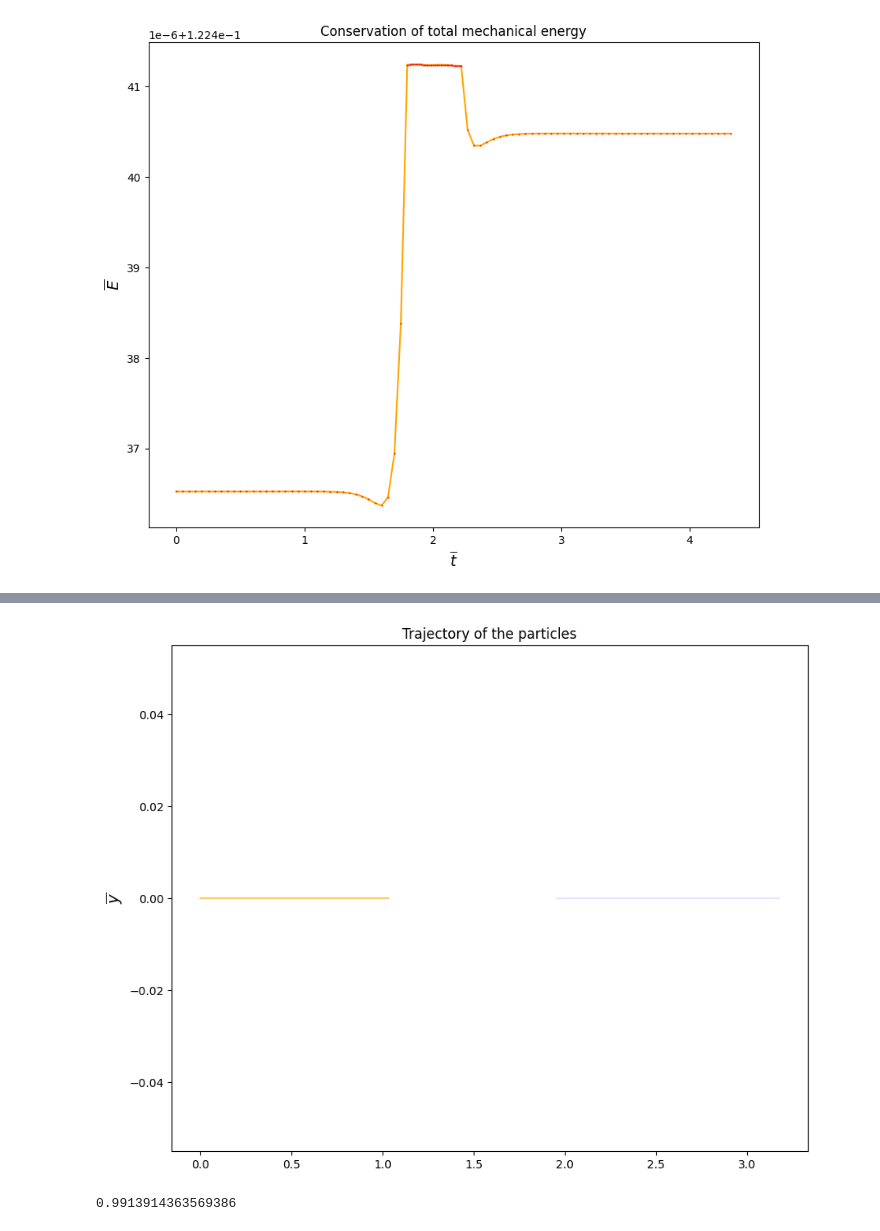
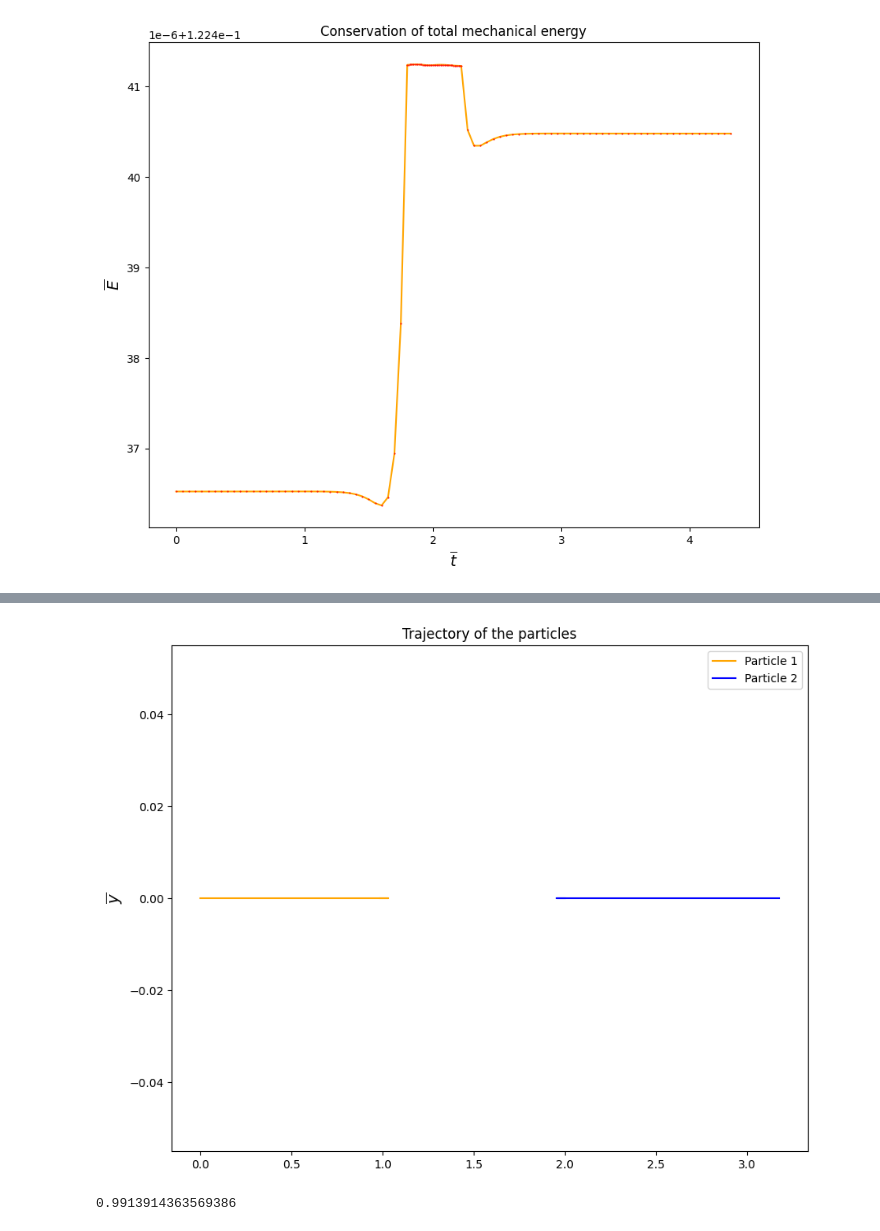
Before and after one commit to AndresGuarin/JupyterCodes, a Jupyter notebook: Computational Physics/LennardJonesGas/gas_dynamics.ipynb, the cells around one changed output, grey strips where cells are left out. Cells and saved outputs as stored; diff of their text form; code cells hidden in the pictures.

```diff
--- a/Computational Physics/LennardJonesGas/gas_dynamics.ipynb
+++ b/Computational Physics/LennardJonesGas/gas_dynamics.ipynb
@@ -20,13 +32,14 @@ With this definitions we have
 $$ \frac{d^2\vec{r}'_{i}}{d \bar{t}^2}=\sum\limits_{j=1}^{N}\left(\frac{2}{\bar{r}_{ij}^{13}}-\frac{1}{\bar{r}_{ij}^7} \right) \hat{r}'_{ij}$$
 # %%
 class LJGas:
-    def __init__(self,h=0.05,N=100,Np=2,R0=1.05,h0=0.01):
+    def __init__(self,h=0.05,N=100,Np=2,R0=1.05,h0=0.01,verbose=False):
         # Dynamic parameters
         self.h = h  # Time lapse between steps
         self.N = N   # Number of steps
         self.Np = Np    # Number of particles
 
         self.h1 = self.h
+        self.verbose = verbose
 
         # Control parameters
         self.R0 = R0                        # Distance of contact
@@ -77,11 +90,11 @@ class LJGas:
             if np.max(F1) >= self.F0:
                 self.h = self.h0
                 self.aux = 1
-                print('here',i,self.h)
+                if self.verbose: print('here',i,self.h)
             else:
                 self.h = self.h1
                 if self.aux ==1:
-                    print('here',i,self.h)
+                    if self.verbose: print('here',i,self.h)
                     self.aux = 2
             self.Lh[i+1] = self.h
 
@@ -156,7 +171,7 @@ Y0 = np.array([0,0])
 Vx0 = np.array([0.5,0])
 Vy0 = np.array([0,0])
 
-sim = LJGas(h,N,Np,R0,h0)
+sim = LJGas(h,N,Np,R0,h0,verbose=True)
 s = sim.simulate([X0,Y0,Vx0,Vy0])
 
 self1 = sim.get_self()
@@ -260,19 +282,21 @@ plt.show()
 # %%
 X1 = s[0][:,0]
 X2 = s[0][:,1]
 Y1 = s[1][:,0]
 Y2 = s[1][:,1]
 
 plt.figure(figsize=(10,8))
 plt.title(r'Trajectory of the particles')
 plt.ylabel(r'$\overline{x}$',fontsize=14)
 plt.ylabel(r'$\overline{y}$',fontsize=14)
-plt.plot(X1,Y1,'-',color='orange',alpha=0.6) #;plt.plot(X1,Y1, 'o',color='red', ms=0.5)
-plt.plot(X2,Y2,'-b',ms=0.5,alpha=0.1)        #;plt.plot(X2,Y2, 'o',color='red', ms=0.5)
+plt.plot(X1,Y1,'-',color='orange',label='Particle 1') #;plt.plot(X1,Y1, 'o',color='red', ms=0.5)
+plt.plot(X2,Y2,'-b',ms=0.5,label='Particle 2')        #;plt.plot(X2,Y2, 'o',color='red', ms=0.5)
 #plt.ylim(-0.2,4.2)
+plt.legend()
+plt.savefig('images/2ParticlesGas/trajectory.png',dpi=350)
 plt.show()
 # %% [output]
-[figure, old version]
+[figure, new version]
 # %%
 X1 = s[0][:,0]; X2 = s[0][:,1]
 Y1 = s[1][:,0]; Y2 = s[1][:,1]
```
Also changed, not shown: parts of 12 cells of this notebook, 6 other files.
